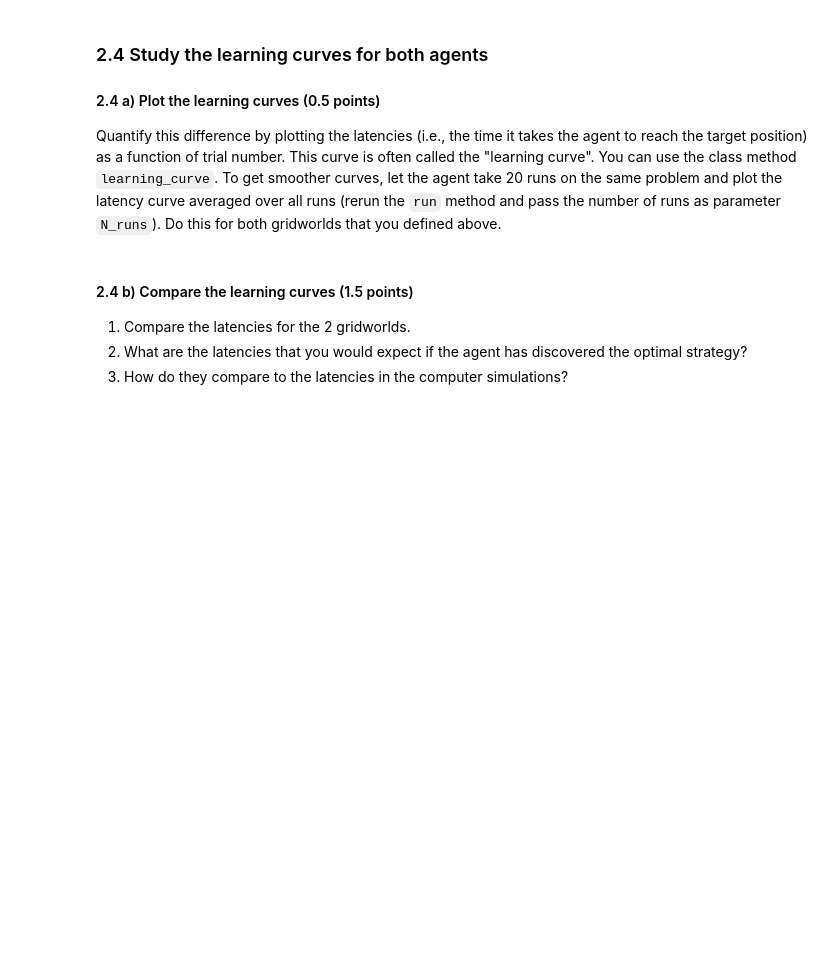
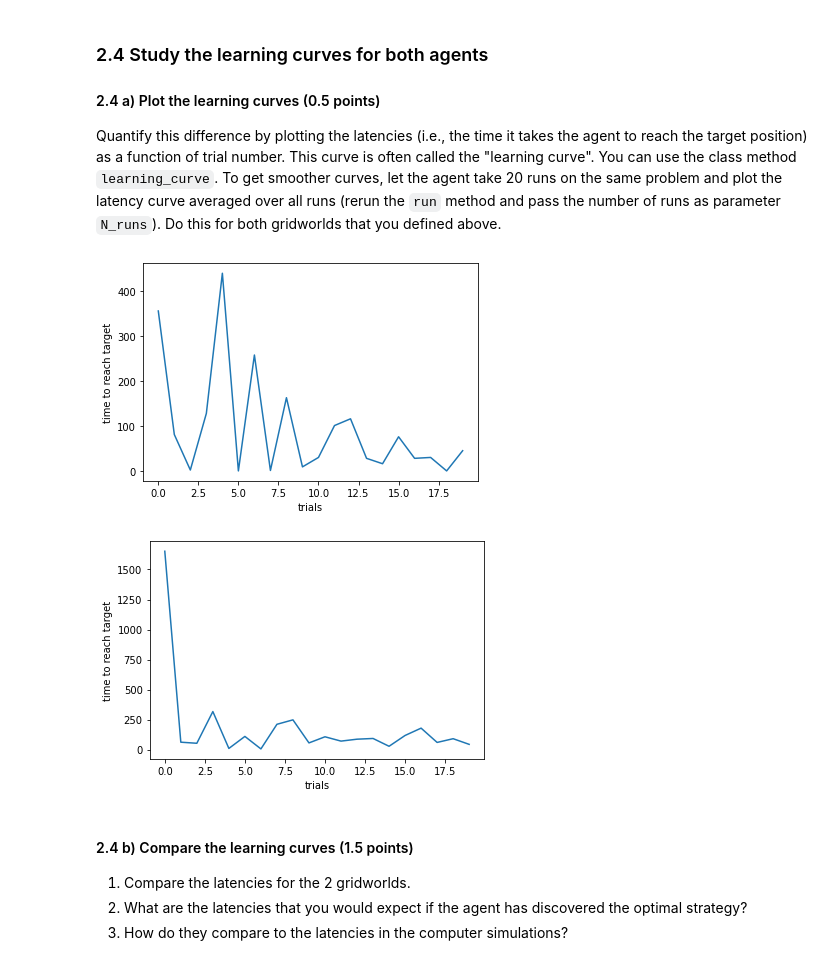
Before and after one commit to Erfan7bt/MHBF, a Jupyter notebook: 8-rl-part-II/rl-part-II.ipynb, the cells around one changed output. Drawn from its saved outputs; the diff is of its cells as text; code cells hidden in the pictures; blank space fills up the shorter version.

```diff
--- a/8-rl-part-II/rl-part-II.ipynb
+++ b/8-rl-part-II/rl-part-II.ipynb
@@ -504,7 +534,14 @@ YOUR ANSWER HERE
 Quantify this difference by plotting the latencies (i.e., the time it takes the agent to reach the target position) as a function of trial number. This curve is often called the "learning curve". You can use the class method `learning_curve`. To get smoother curves, let the agent take 20 runs on the same problem and plot the latency curve averaged over all runs (rerun the `run` method and pass the number of runs as parameter `N_runs`). Do this for both gridworlds that you defined above.
 # %%
 # YOUR CODE HERE
-raise NotImplementedError()
+g1.learning_curve()
+g2.learning_curve()
+
+
+# raise NotImplementedError()
+# %% [output]
+[figure, added]
+[figure, added]
 # %% [markdown]
 #### 2.4 b) Compare the learning curves (1.5 points)
 
```
Also changed, not shown: parts of 14 cells of this notebook.
